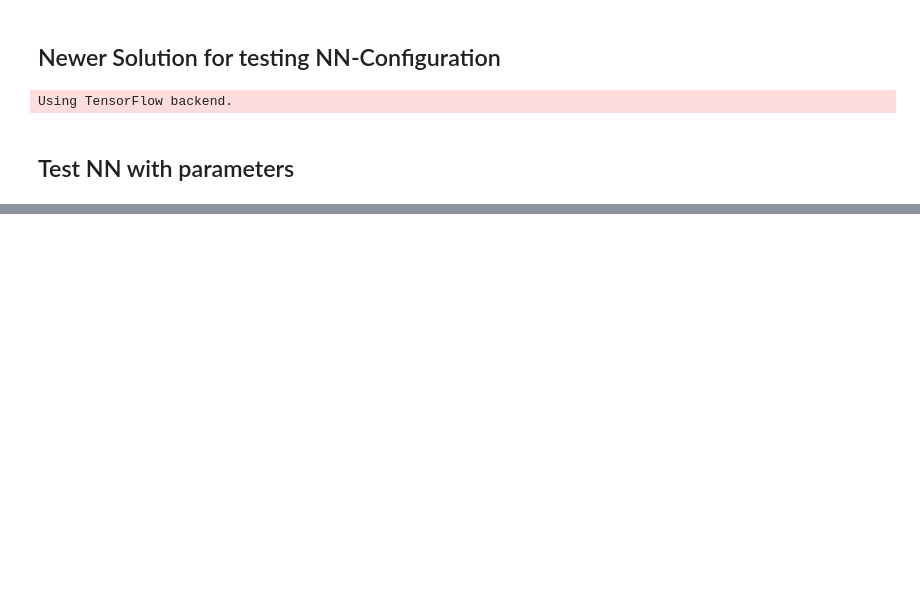
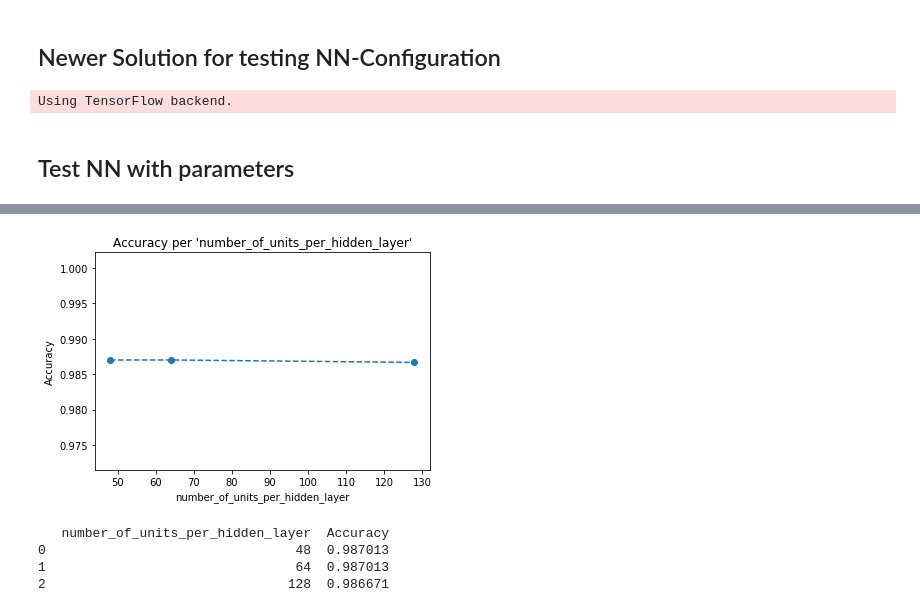
Before and after one commit to InextYou/spezasproject, a Jupyter notebook: project/Project.ipynb, the cells around one changed output, grey strips where cells are left out. Drawn from its saved outputs; the diff is of its cells as text; code cells hidden in the pictures; blank space fills up the shorter version.

```diff
--- a/project/Project.ipynb
+++ b/project/Project.ipynb
@@ -437,0 +522,4 @@ Plotting for this result is not supported
+# %%
+nnpt.set_number_of_units_per_hidden_layer([48, 64, 128])
+nnpt.set_epochs(200)
+nnpt.run()
@@ -437,0 +544,8 @@ Plotting for this result is not supported
+# %%
+nnpt.plot_result()
+# %% [output]
+[figure, added]
+   number_of_units_per_hidden_layer  Accuracy
+0                                48  0.987013
+1                                64  0.987013
+2                               128  0.986671
```
Also changed, not shown: parts of 35 cells of this notebook.
